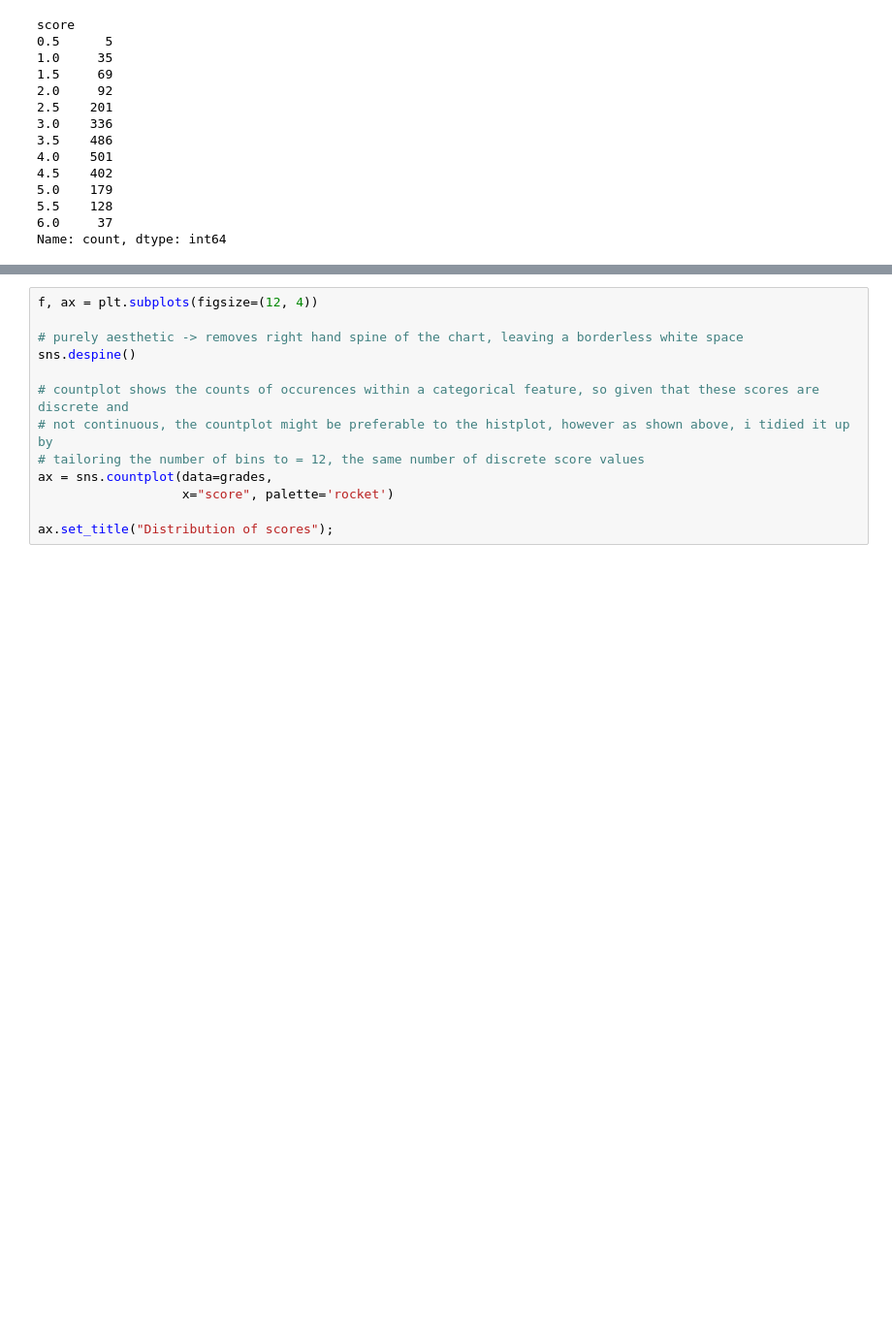
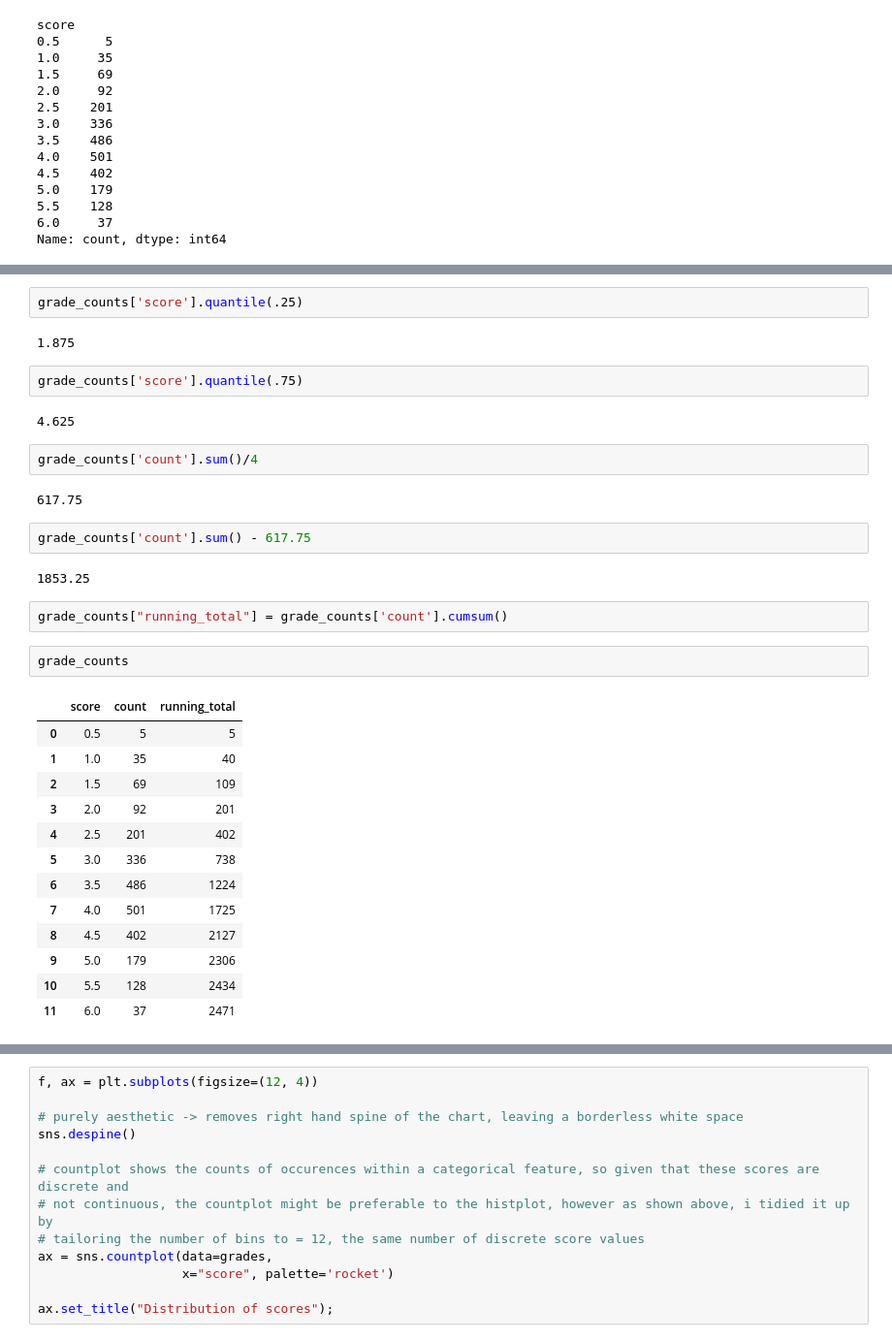
Before and after one commit to dvdhartsman/writing_processes_to_quality, a Jupyter notebook: Writing_Processes.ipynb, the cells around one changed output, grey strips where cells are left out. Shown at 97% size. Saved outputs shown, nothing was run; the diff lists cells and outputs as text; blank space fills up the shorter version.

```diff
--- a/Writing_Processes.ipynb
+++ b/Writing_Processes.ipynb
@@ -152,0 +249,34 @@ grades['score'].value_counts().shape
+# %%
+grade_counts['score'].quantile(.25)
+# %% [output]
+1.875
+# %%
+grade_counts['score'].quantile(.75)
+# %% [output]
+4.625
+# %%
+grade_counts['count'].sum()/4
+# %% [output]
+617.75
+# %%
+grade_counts['count'].sum() - 617.75
+# %% [output]
+1853.25
+# %%
+grade_counts["running_total"] = grade_counts['count'].cumsum()
+# %%
+grade_counts
+# %% [output]
+|  | score | count | running_total |
+| 0 | 0.5 | 5 | 5 |
+| 1 | 1.0 | 35 | 40 |
+| 2 | 1.5 | 69 | 109 |
+| 3 | 2.0 | 92 | 201 |
+| 4 | 2.5 | 201 | 402 |
+| 5 | 3.0 | 336 | 738 |
+| 6 | 3.5 | 486 | 1224 |
+| 7 | 4.0 | 501 | 1725 |
+| 8 | 4.5 | 402 | 2127 |
+| 9 | 5.0 | 179 | 2306 |
+| 10 | 5.5 | 128 | 2434 |
+| 11 | 6.0 | 37 | 2471 |
```
Also changed, not shown: parts of 22 cells of this notebook.
